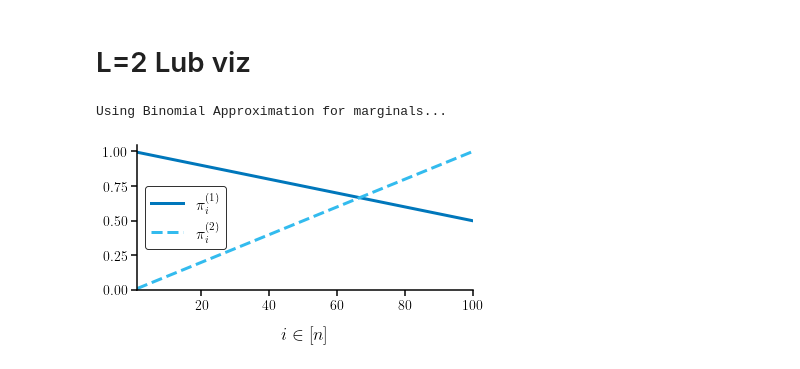
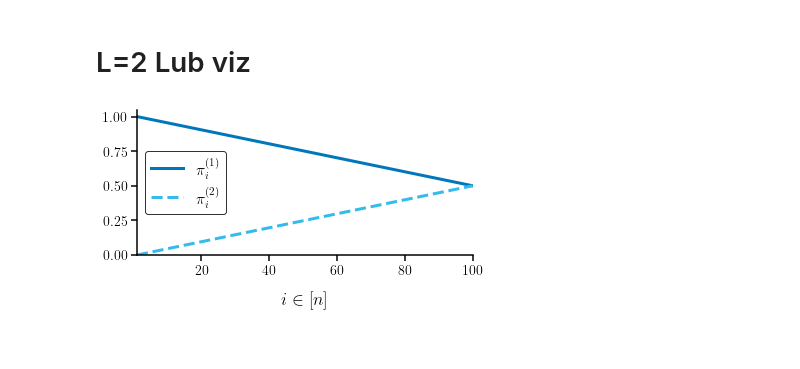
Before and after one commit to gabrielarpino/WeightedERM-reference, a Jupyter notebook: Visualize Marginals.ipynb, the cells around one changed output. Saved outputs shown, nothing was run; the diff lists cells and outputs as text; code cells hidden in the pictures.

Commit message:
correct normalization constant in marginal

```diff
--- a/Visualize Marginals.ipynb
+++ b/Visualize Marginals.ipynb
@@ -320,41 +320,43 @@ L = 2
 pi = np.zeros((L, n))
 
 if Delta_n == 1: # No separation, use binomial approximation
-    print("Using Binomial Approximation for marginals...")
+    # print("Using Binomial Approximation for marginals...")
     if L_is_upper_bound:
-        pi_i_l = lambda L, l, i: 1 / (L - l + 1) * np.sum([scipy.special.comb(k - 1, l - 1, exact=False) * (i/n)**(l - 1) * (1 - i/n)**(k - l) for k in range(l, L + 1)])
+        # pi_i_l = lambda L, l, i: 1 / (L - l + 1) * np.sum([scipy.special.comb(k - 1, l - 1, exact=False) * (i/n)**(l - 1) * (1 - i/n)**(k - l) for k in range(l, L + 1)])
+        pi_i_l = lambda L, l, i: (1 / L) * np.sum([scipy.special.comb(i - 1, l - 1, exact=False) * scipy.special.comb(n-i, k-l, exact=False) / scipy.special.comb(n-1, k-1, exact=False) for k in range(l, L+1)])
     else:
         pi_i_l = lambda L, l, i: scipy.special.comb(L - 1, l - 1, exact=False) * (i/n)**(l - 1) * (1 - i/n)**(L - l)
 
     for l in range(L):
         for i in range(n):
             pi[l, i] = pi_i_l(L, l + 1, i + 1)
+            # if l == 1:
+            #     pi[l, i] = 1/2 * (i-1)/(n-1)
 else: # Use WERM for larger separation
     print("Using WERM for extrapolated marginals...")
     # This block requires the WERM library to be installed and configured.
     # Fallback to binomial if WERM is not available.
     try:
         import WERM.config
         n_small = 100
         Delta_n_small = int(Delta_n * n_small / n)
         p_l = 1/L * np.ones(L) if L_is_upper_bound else None
         Lmin = 1 if L_is_upper_bound else L
         Lmax = L
         pi = WERM.config.extrapolated_marginals(Lmin, Lmax, Delta_n_small, n_small=n_small, n_large=n, p_l=p_l, verbose=False)
     except (ImportError, AttributeError):
         print("WERM library not found. Falling back to Binomial Approximation.")
         pi_i_l = lambda L, l, i: scipy.special.comb(L - 1, l - 1, exact=False) * (i/n)**(l - 1) * (1 - i/n)**(L - l)
         for l in range(L):
             for i in range(n):
                 pi[l, i] = pi_i_l(L, l + 1, i + 1)
 
 
 # --- Call the new publication-quality plotting function ---
 fig, ax = visualize_marginals_publication(pi, L, n)
 fig.savefig('figures/marginal_viz_L2_unif_Lub.pdf', bbox_inches='tight', dpi=300)
 fig.savefig('figures/marginal_viz_L2_unif_Lub.pgf', bbox_inches='tight', dpi=300)
 %matplotlib inline
 plt.show()
 # %% [output]
-Using Binomial Approximation for marginals...
-[figure, old version]
+[figure, new version]
```
Also changed, not shown: parts of 1 cell of this notebook, 2 other files.
